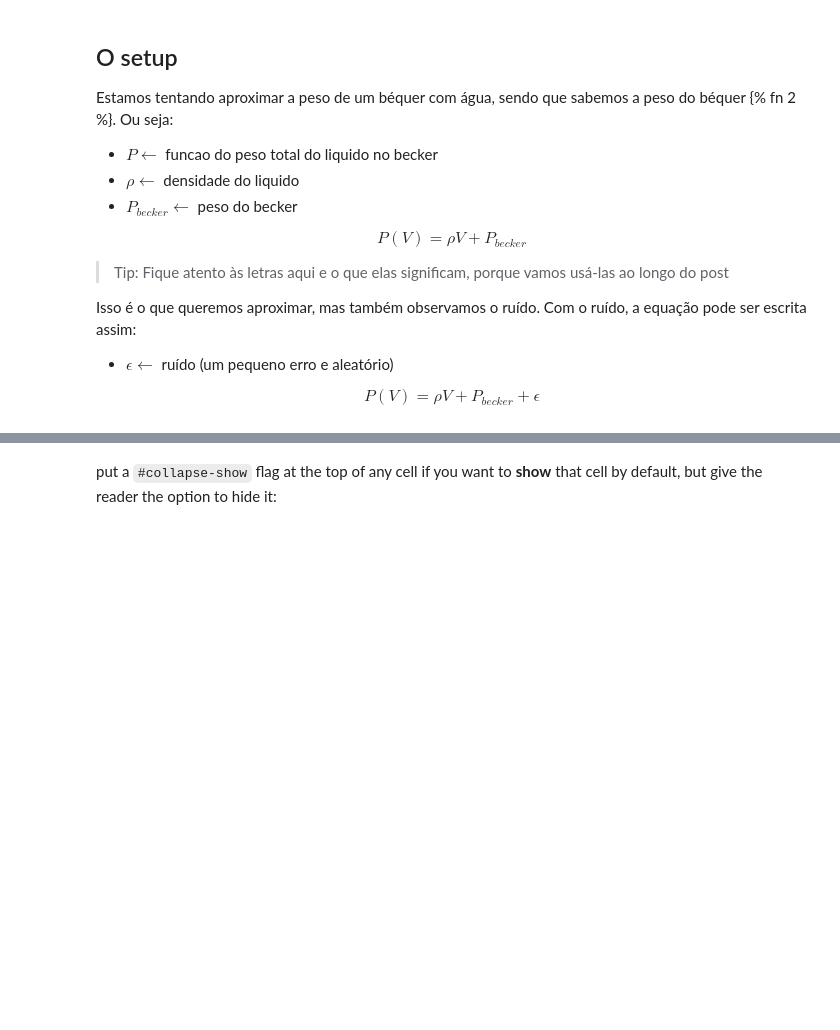
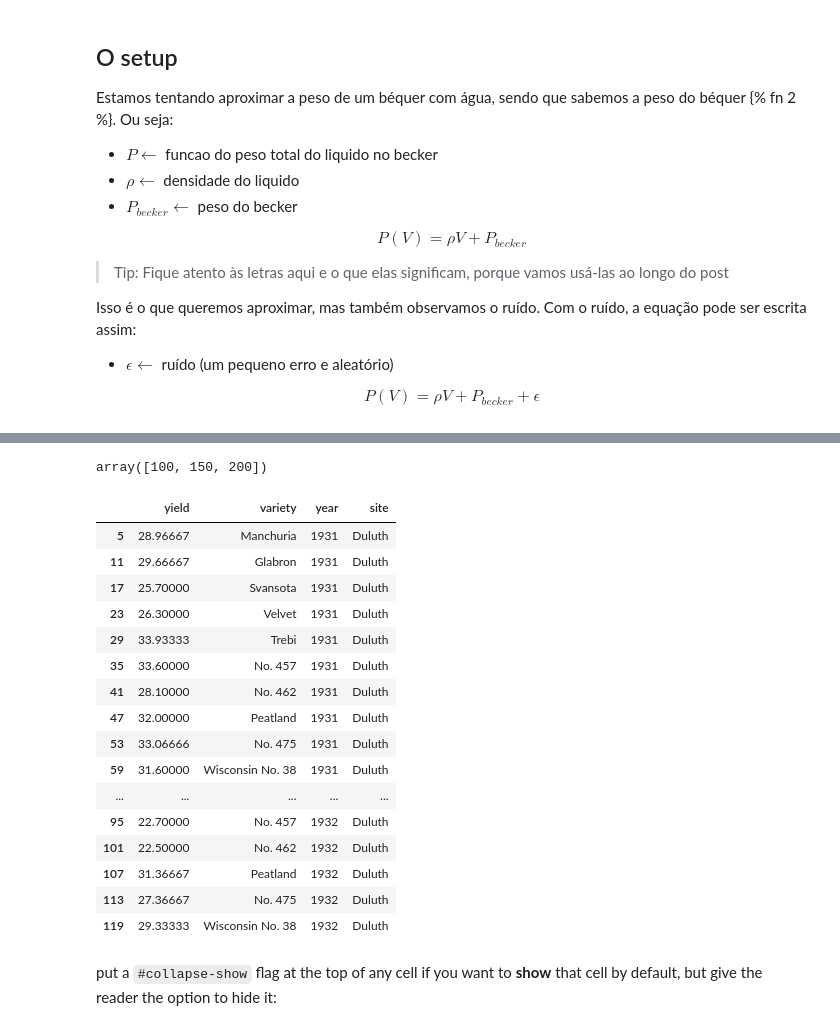
Before and after one commit to murilo-cunha/inteligencia-superficial, a Jupyter notebook: _notebooks/YYYY-MM-DD-reg_linear.ipynb, the cells around one changed output, grey strips where cells are left out. Drawn from its saved outputs; the diff is of its cells as text; code cells hidden in the pictures; blank space fills up the shorter version.

```diff
--- a/_notebooks/YYYY-MM-DD-reg_linear.ipynb
+++ b/_notebooks/YYYY-MM-DD-reg_linear.ipynb
@@ -144,3 +218,27 @@ $$\rho \leftarrow P_{becker} - \alpha \cdot \frac{2}{N}\sum_{obs=1}^{N}{(P(V_{ob
+# %%
+v_obs
+# %% [output]
+array([100, 150, 200])
+# %%
+source[source.site == 'Duluth']
+# %% [output]
+|  | yield | variety | year | site |
+| 5 | 28.96667 | Manchuria | 1931 | Duluth |
+| 11 | 29.66667 | Glabron | 1931 | Duluth |
+| 17 | 25.70000 | Svansota | 1931 | Duluth |
+| 23 | 26.30000 | Velvet | 1931 | Duluth |
+| 29 | 33.93333 | Trebi | 1931 | Duluth |
+| 35 | 33.60000 | No. 457 | 1931 | Duluth |
+| 41 | 28.10000 | No. 462 | 1931 | Duluth |
+| 47 | 32.00000 | Peatland | 1931 | Duluth |
+| 53 | 33.06666 | No. 475 | 1931 | Duluth |
+| 59 | 31.60000 | Wisconsin No. 38 | 1931 | Duluth |
+| ... | ... | ... | ... | ... |
+| 95 | 22.70000 | No. 457 | 1932 | Duluth |
+| 101 | 22.50000 | No. 462 | 1932 | Duluth |
+| 107 | 31.36667 | Peatland | 1932 | Duluth |
+| 113 | 27.36667 | No. 475 | 1932 | Duluth |
+| 119 | 29.33333 | Wisconsin No. 38 | 1932 | Duluth |
 # %% [markdown]
 put a `#collapse-show` flag at the top of any cell if you want to **show** that cell by default, but give the reader the option to hide it:
 # %%
```
Also changed, not shown: parts of 12 cells of this notebook.
